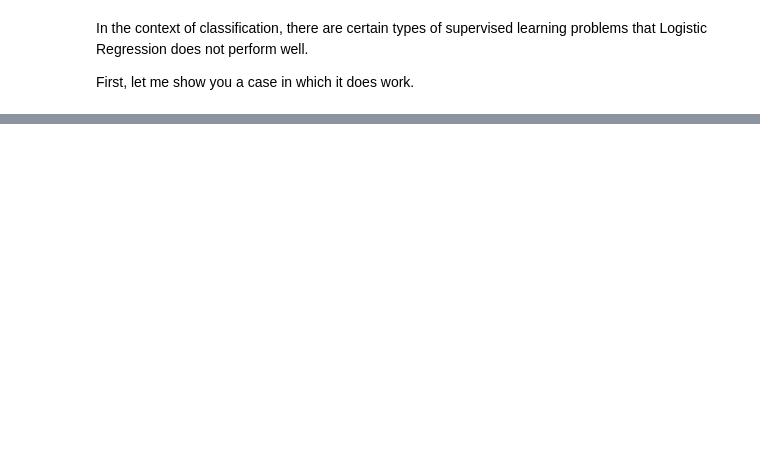
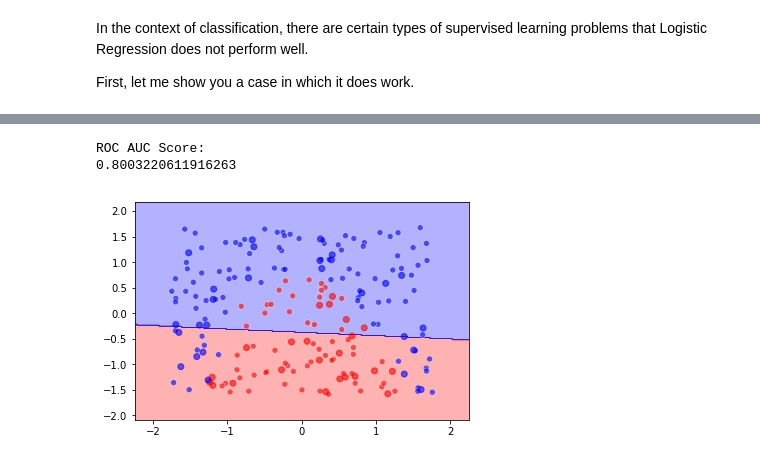
Before and after one commit to LDSSA/bootcamp, a Jupyter notebook: units/SLU14_Algorithms/Learning notebook - SLU14 (Algorithms).ipynb, the cells around one changed output, grey strips where cells are left out. Cells and saved outputs as stored; diff of their text form; code cells hidden in the pictures; blank space fills up the shorter version.

```diff
--- a/units/SLU14_Algorithms/Learning notebook - SLU14 (Algorithms).ipynb
+++ b/units/SLU14_Algorithms/Learning notebook - SLU14 (Algorithms).ipynb
@@ -265,0 +68,8 @@ for row in df.iterrows():
+# %%
+clf = LogisticRegression(random_state=0)
+
+classifier_decision_graph(clf, X_parabola, y_parabola)
+# %% [output]
+ROC AUC Score:
+0.8003220611916263
+[figure, added]
```
Also changed, not shown: parts of 33 cells of this notebook, 10 other files.
